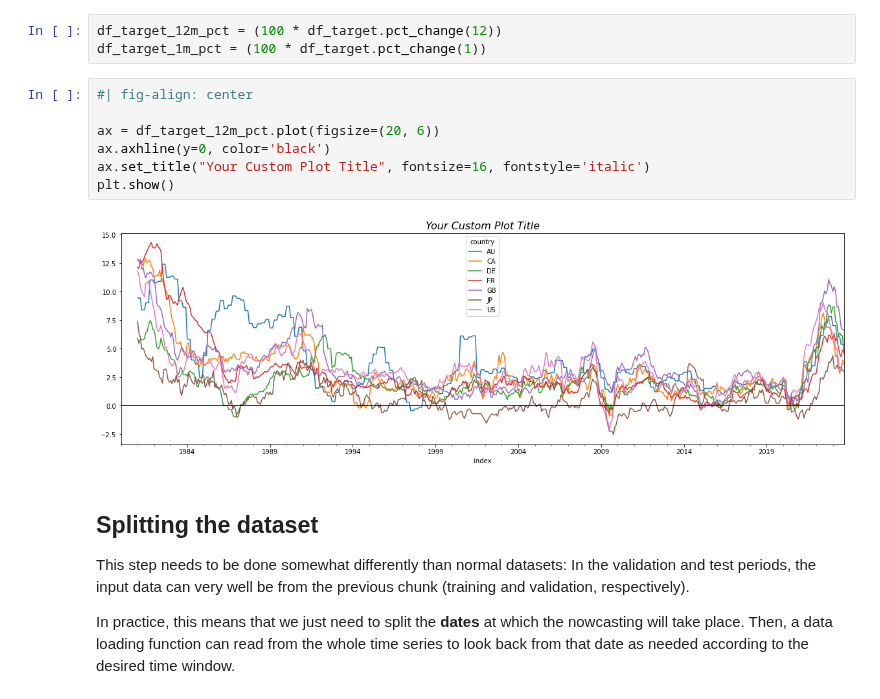
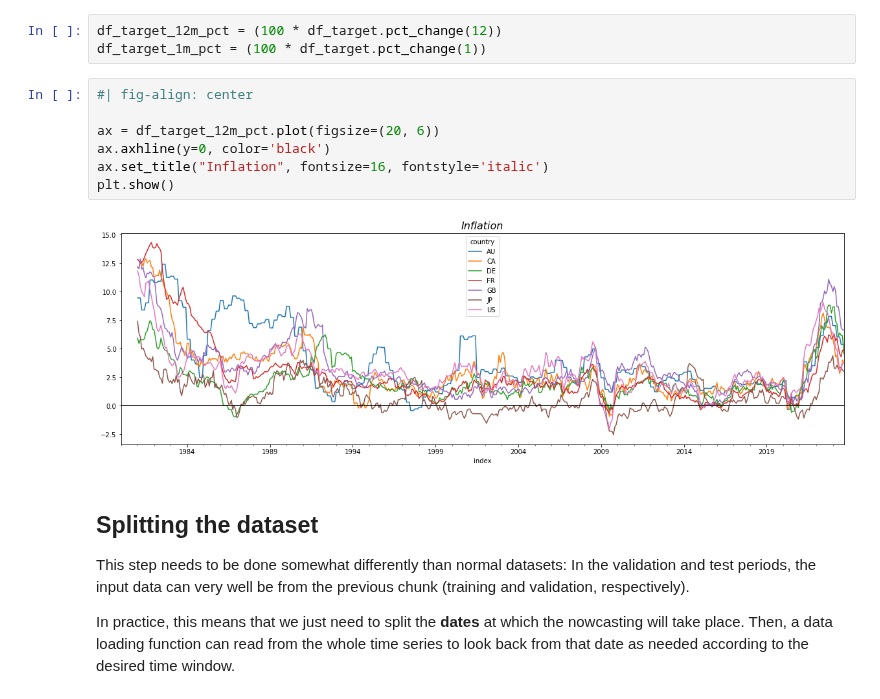
Before and after one commit to dkgaraujo/TemporalFusionTransformers, a Jupyter notebook: temporal_fusion_transformers.ipynb, the cells around one changed output. Drawn from its saved outputs; the diff is of its cells as text.

```diff
--- a/temporal_fusion_transformers.ipynb
+++ b/temporal_fusion_transformers.ipynb
@@ -95,12 +95,12 @@ df_target_1m_pct = (100 * df_target.pct_change(1))
 # %%
 #| fig-align: center
 
 ax = df_target_12m_pct.plot(figsize=(20, 6))
 ax.axhline(y=0, color='black')
-ax.set_title("Your Custom Plot Title", fontsize=16, fontstyle='italic')
+ax.set_title("Inflation", fontsize=16, fontstyle='italic')
 plt.show()
 # %% [output]
-[figure, old version]
+[figure, new version]
 # %% [markdown]
 ## Splitting the dataset
 
```
Also changed, not shown: parts of 48 cells of this notebook, 1 other file.
